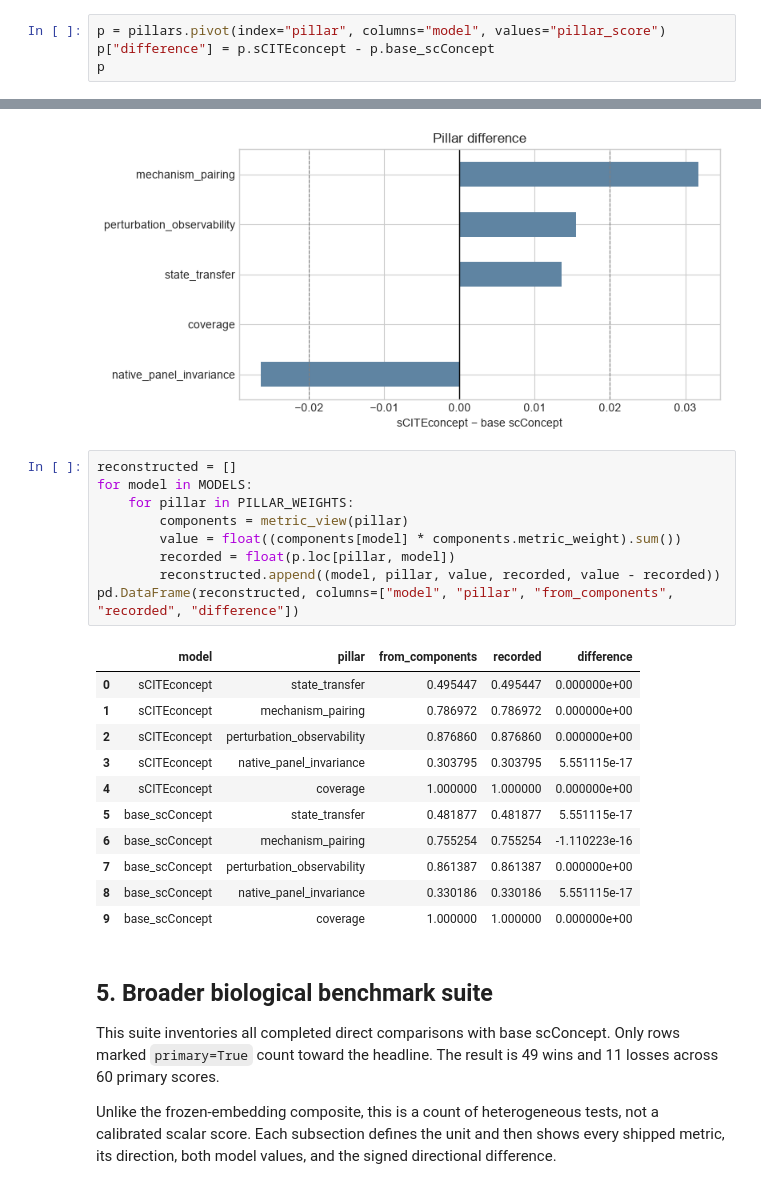
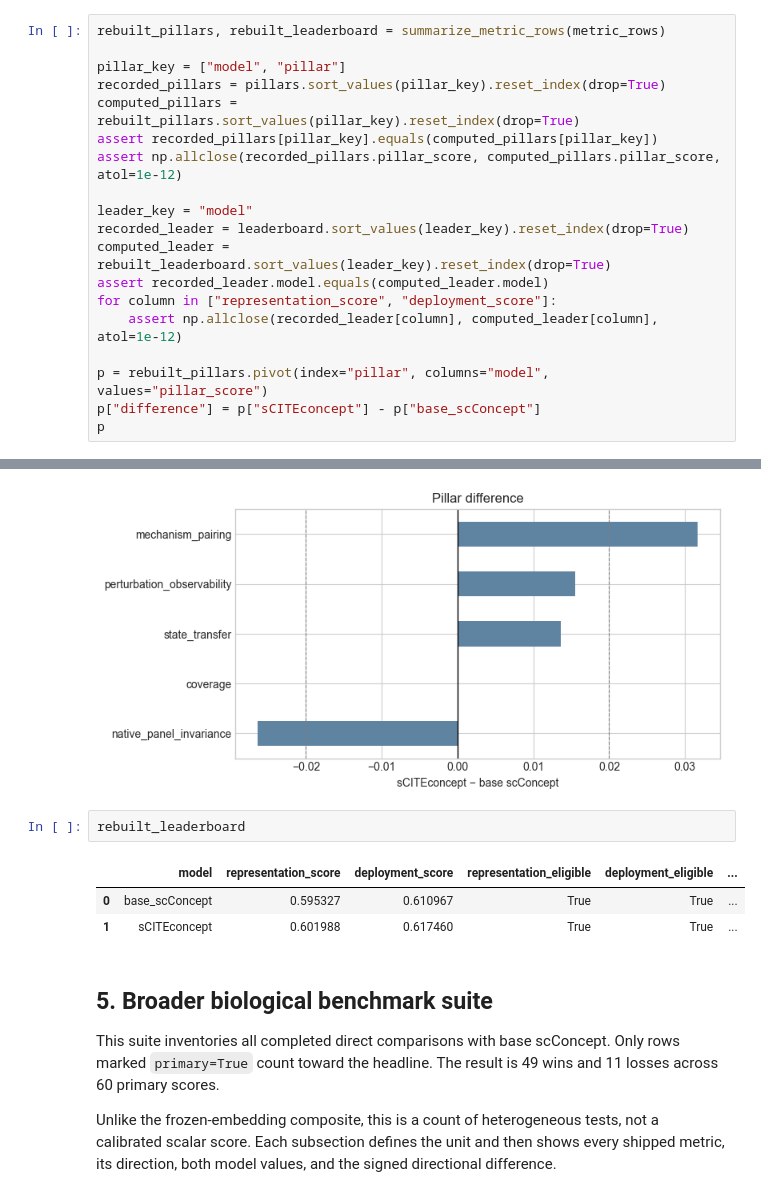
Before and after one commit to alunalabs/sciteconcept, a Jupyter notebook: sCITEconcept.ipynb, the cells around one changed output, grey strips where cells are left out. Drawn from its saved outputs; the diff is of its cells as text.

```diff
--- a/sCITEconcept.ipynb
+++ b/sCITEconcept.ipynb
@@ -486,6 +501,21 @@ scores and their weights.
 # %%
-p = pillars.pivot(index="pillar", columns="model", values="pillar_score")
-p["difference"] = p.sCITEconcept - p.base_scConcept
+rebuilt_pillars, rebuilt_leaderboard = summarize_metric_rows(metric_rows)
+
+pillar_key = ["model", "pillar"]
+recorded_pillars = pillars.sort_values(pillar_key).reset_index(drop=True)
+computed_pillars = rebuilt_pillars.sort_values(pillar_key).reset_index(drop=True)
+assert recorded_pillars[pillar_key].equals(computed_pillars[pillar_key])
+assert np.allclose(recorded_pillars.pillar_score, computed_pillars.pillar_score, atol=1e-12)
+
+leader_key = "model"
+recorded_leader = leaderboard.sort_values(leader_key).reset_index(drop=True)
+computed_leader = rebuilt_leaderboard.sort_values(leader_key).reset_index(drop=True)
+assert recorded_leader.model.equals(computed_leader.model)
+for column in ["representation_score", "deployment_score"]:
+    assert np.allclose(recorded_leader[column], computed_leader[column], atol=1e-12)
+
+p = rebuilt_pillars.pivot(index="pillar", columns="model", values="pillar_score")
+p["difference"] = p["sCITEconcept"] - p["base_scConcept"]
 p
 # %% [output]
 | model | base_scConcept | sCITEconcept | difference |
@@ -505,26 +535,11 @@ plt.tight_layout()
 # %% [output]
 [figure]
 # %%
-reconstructed = []
-for model in MODELS:
-    for pillar in PILLAR_WEIGHTS:
-        components = metric_view(pillar)
-        value = float((components[model] * components.metric_weight).sum())
-        recorded = float(p.loc[pillar, model])
-        reconstructed.append((model, pillar, value, recorded, value - recorded))
-pd.DataFrame(reconstructed, columns=["model", "pillar", "from_components", "recorded", "difference"])
+rebuilt_leaderboard
 # %% [output]
-|  | model | pillar | from_components | recorded | difference |
-| 0 | sCITEconcept | state_transfer | 0.495447 | 0.495447 | 0.000000e+00 |
-| 1 | sCITEconcept | mechanism_pairing | 0.786972 | 0.786972 | 0.000000e+00 |
-| 2 | sCITEconcept | perturbation_observability | 0.876860 | 0.876860 | 0.000000e+00 |
-| 3 | sCITEconcept | native_panel_invariance | 0.303795 | 0.303795 | 5.551115e-17 |
-| 4 | sCITEconcept | coverage | 1.000000 | 1.000000 | 0.000000e+00 |
-| 5 | base_scConcept | state_transfer | 0.481877 | 0.481877 | 5.551115e-17 |
-| 6 | base_scConcept | mechanism_pairing | 0.755254 | 0.755254 | -1.110223e-16 |
-| 7 | base_scConcept | perturbation_observability | 0.861387 | 0.861387 | 0.000000e+00 |
-| 8 | base_scConcept | native_panel_invariance | 0.330186 | 0.330186 | 5.551115e-17 |
-| 9 | base_scConcept | coverage | 1.000000 | 1.000000 | 0.000000e+00 |
+|  | model | representation_score | deployment_score | representation_eligible | deployment_eligible | ... |
+| 0 | base_scConcept | 0.595327 | 0.610967 | True | True | ... |
+| 1 | sCITEconcept | 0.601988 | 0.617460 | True | True | ... |
 # %% [markdown]
 ## 5. Broader biological benchmark suite
 
```
Also changed, not shown: parts of 18 cells of this notebook, 18 other files.
